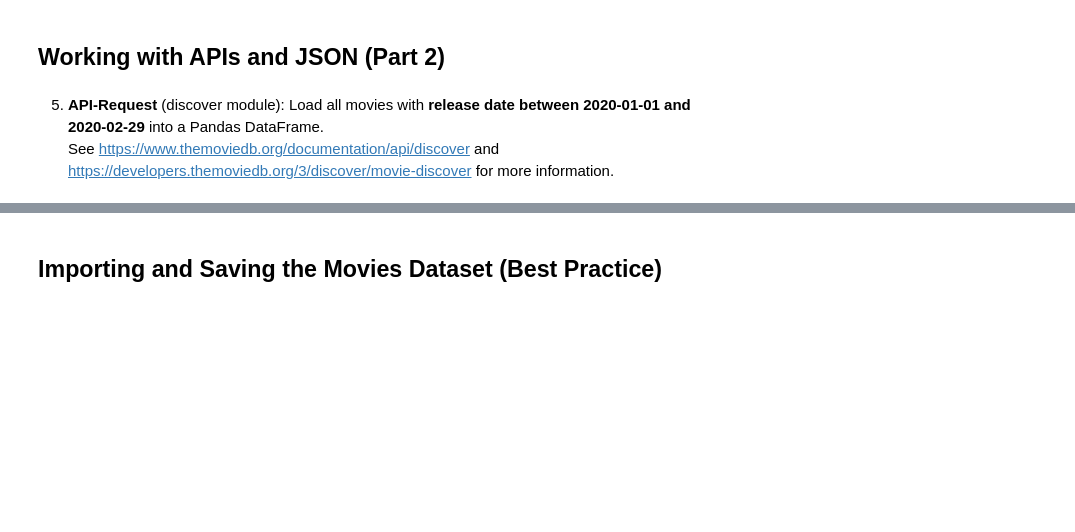
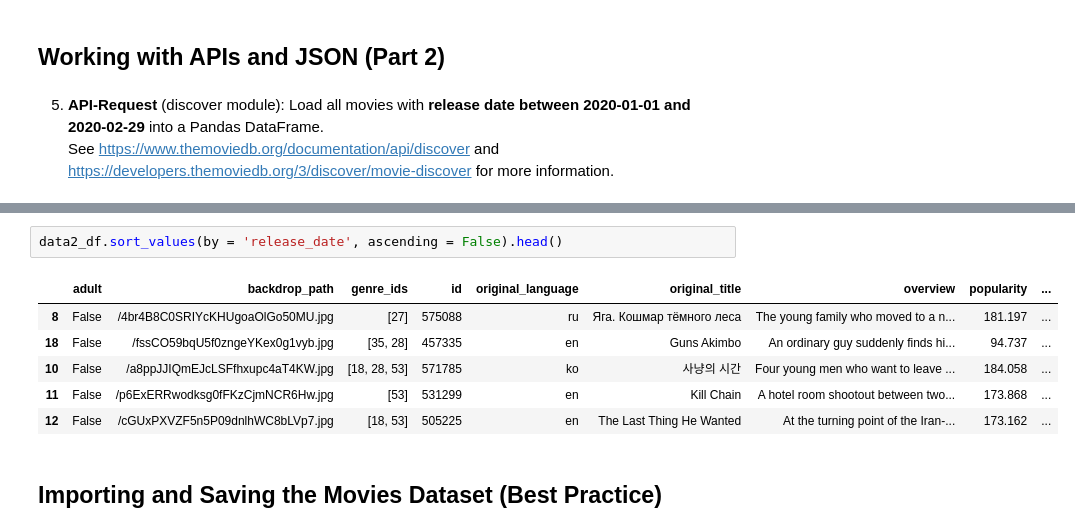
Before and after one commit to qviet1602/Python_project, a Jupyter notebook: Project_02_Materials/Project_02_ProjectBrief_blank.ipynb, the cells around one changed output, grey strips where cells are left out. Cells and saved outputs as stored; diff of their text form; blank space fills up the shorter version.

```diff
--- a/Project_02_Materials/Project_02_ProjectBrief_blank.ipynb
+++ b/Project_02_Materials/Project_02_ProjectBrief_blank.ipynb
@@ -106,3 +128,12 @@ See https://www.themoviedb.org/documentation/api/discover and https://developers
+# %%
+data2_df.sort_values(by = 'release_date', ascending = False).head()
+# %% [output]
+|  | adult | backdrop_path | genre_ids | id | original_language | original_title | overview | popularity | ... |
+| 8 | False | /4br4B8C0SRIYcKHUgoaOlGo50MU.jpg | [27] | 575088 | ru | Яга. Кошмар тёмного леса | The young family who moved to a n... | 181.197 | ... |
+| 18 | False | /fssCO59bqU5f0zngeYKex0g1vyb.jpg | [35, 28] | 457335 | en | Guns Akimbo | An ordinary guy suddenly finds hi... | 94.737 | ... |
+| 10 | False | /a8ppJJIQmEJcLSFfhxupc4aT4KW.jpg | [18, 28, 53] | 571785 | ko | 사냥의 시간 | Four young men who want to leave ... | 184.058 | ... |
+| 11 | False | /p6ExERRwodksg0fFKzCjmNCR6Hw.jpg | [53] | 531299 | en | Kill Chain | A hotel room shootout between two... | 173.868 | ... |
+| 12 | False | /cGUxPXVZF5n5P09dnlhWC8bLVp7.jpg | [18, 53] | 505225 | en | The Last Thing He Wanted | At the turning point of the Iran-... | 173.162 | ... |
 # %% [markdown]
 ##  Importing and Saving the Movies Dataset (Best Practice)
 # %% [markdown]
```
Also changed, not shown: parts of 10 cells of this notebook.
